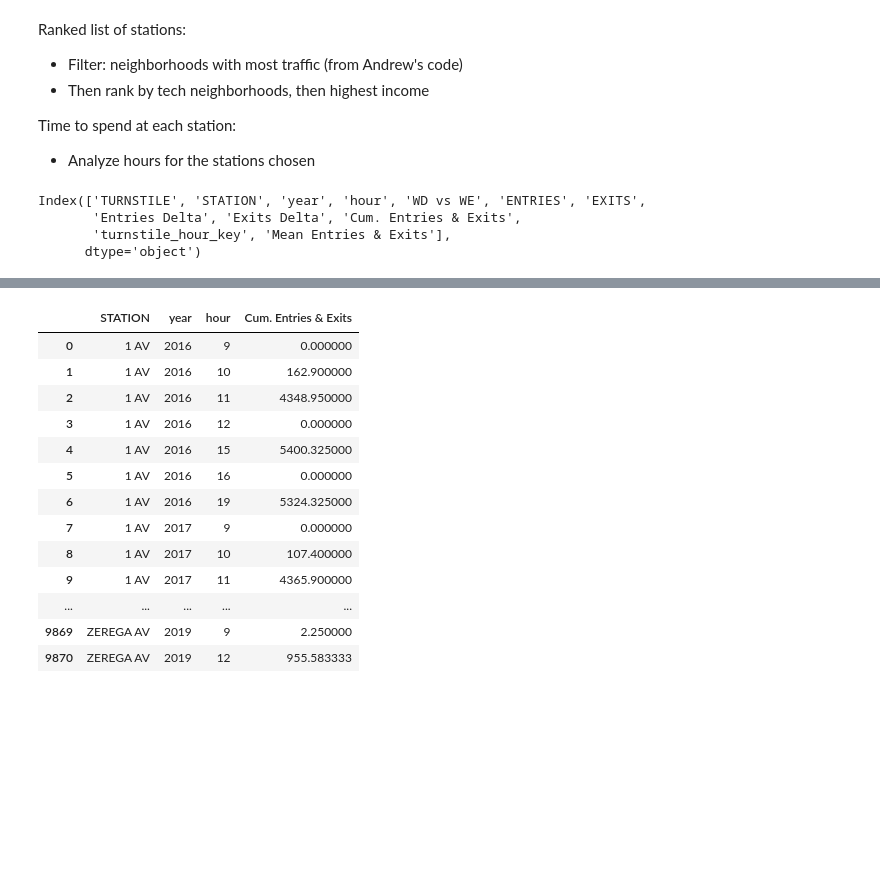
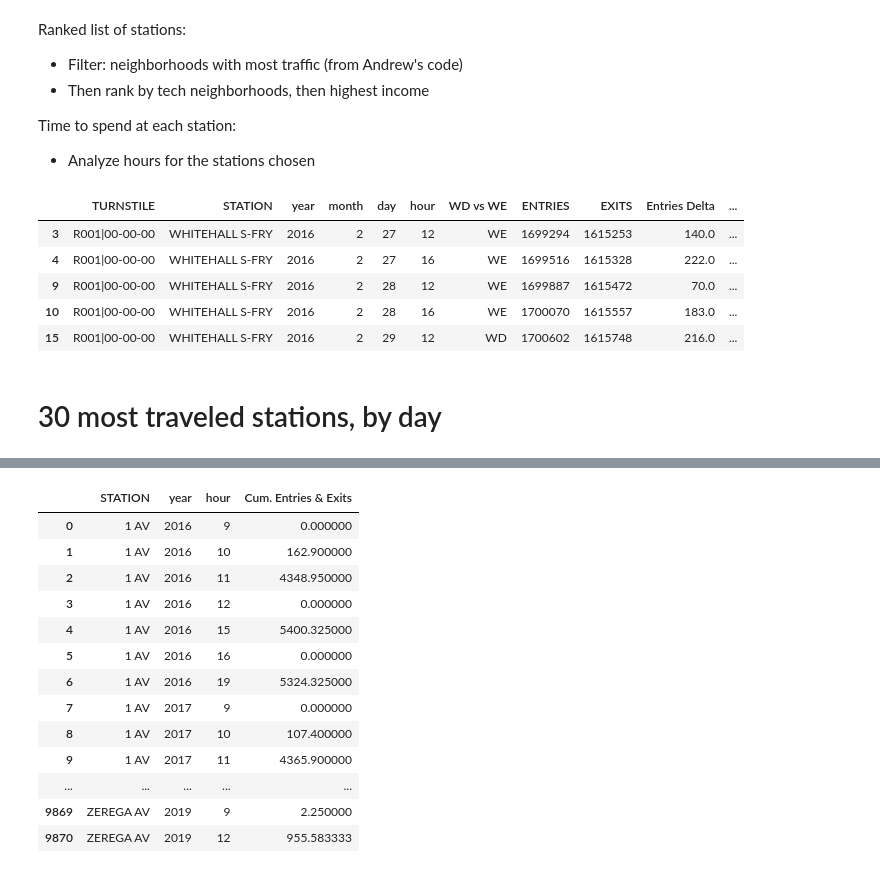
Before and after one commit to collindching/MTA-Turnstile-Analysis, a Jupyter notebook: Data Exploration (Collin).ipynb, the cells around one changed output, grey strips where cells are left out. Cells and saved outputs as stored; diff of their text form; code cells hidden in the pictures; blank space fills up the shorter version.

```diff
--- a/Data Exploration (Collin).ipynb
+++ b/Data Exploration (Collin).ipynb
@@ -10,13 +10,17 @@ Time to spend at each station:
 # %%
 import pandas as pd
 import seaborn as sns
 import matplotlib.pyplot as plt
 
 df = pd.read_pickle('data_clean.pkl')
+df.rename(columns={'Cum. Entries & Exits':'traffic'}, inplace=True)
+df.head()
+# %% [output]
+|  | TURNSTILE | STATION | year | month | day | hour | WD vs WE | ENTRIES | EXITS | Entries Delta | ... |
+| 3 | R001|00-00-00 | WHITEHALL S-FRY | 2016 | 2 | 27 | 12 | WE | 1699294 | 1615253 | 140.0 | ... |
+| 4 | R001|00-00-00 | WHITEHALL S-FRY | 2016 | 2 | 27 | 16 | WE | 1699516 | 1615328 | 222.0 | ... |
+| 9 | R001|00-00-00 | WHITEHALL S-FRY | 2016 | 2 | 28 | 12 | WE | 1699887 | 1615472 | 70.0 | ... |
+| 10 | R001|00-00-00 | WHITEHALL S-FRY | 2016 | 2 | 28 | 16 | WE | 1700070 | 1615557 | 183.0 | ... |
+| 15 | R001|00-00-00 | WHITEHALL S-FRY | 2016 | 2 | 29 | 12 | WD | 1700602 | 1615748 | 216.0 | ... |
-# %%
-df.columns
-# %% [output]
-Index(['TURNSTILE', 'STATION', 'year', 'hour', 'WD vs WE', 'ENTRIES', 'EXITS',
-       'Entries Delta', 'Exits Delta', 'Cum. Entries & Exits',
-       'turnstile_hour_key', 'Mean Entries & Exits'],
-      dtype='object')
+# %% [markdown]
+# 30 most traveled stations, by day
```
Also changed, not shown: parts of 3 cells of this notebook.
